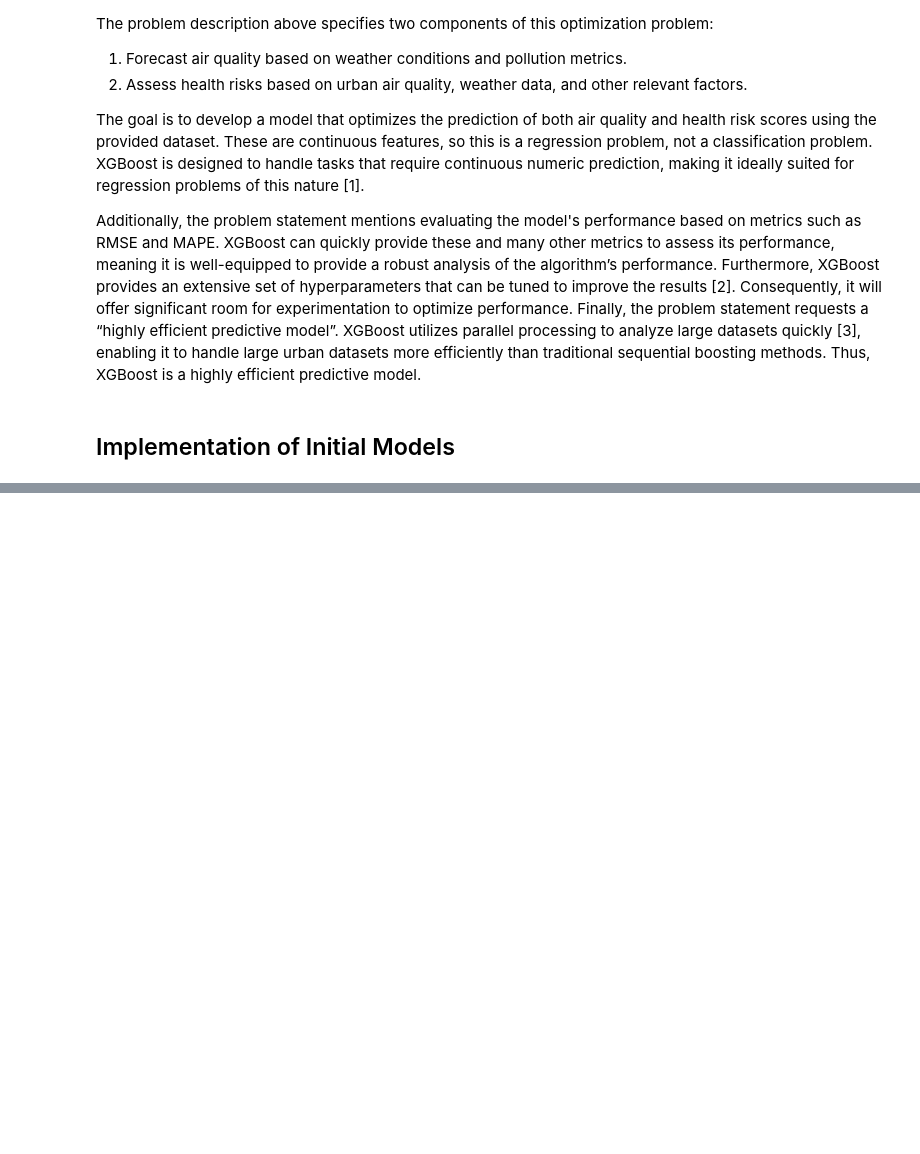
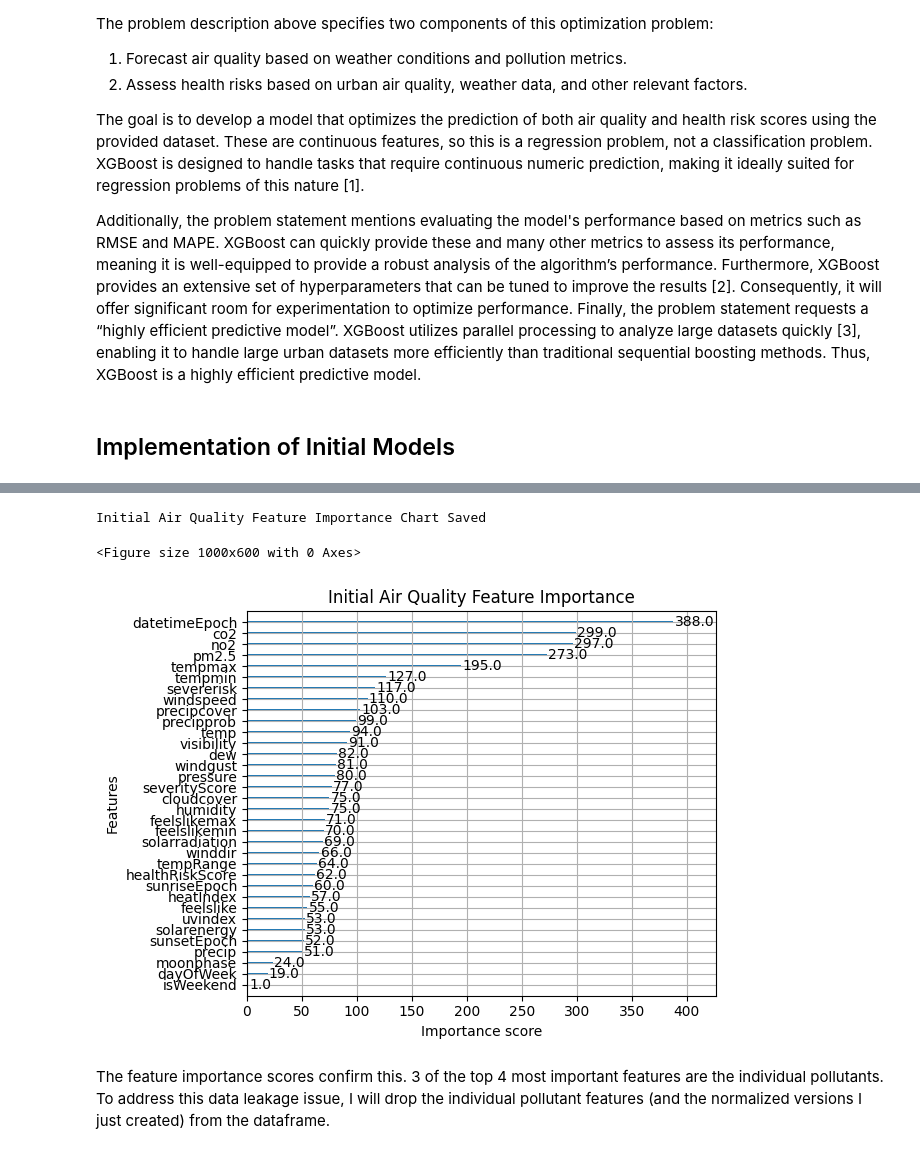
Before and after one commit to zach-lloyd/air_quality_and_health_risk_forecaster, a Jupyter notebook: src/notebooks/01_eda.ipynb, the cells around one changed output, grey strips where cells are left out. Drawn from its saved outputs; the diff is of its cells as text; code cells hidden in the pictures; blank space fills up the shorter version.

```diff
--- a/src/notebooks/01_eda.ipynb
+++ b/src/notebooks/01_eda.ipynb
@@ -121,7 +128,7 @@ AIR_QUALITY_Y = "airQuality"
 HEALTH_RISK_Y = "healthRiskScore"
 
 # Model 1: Build, train, and run the baseline Air Forecaster model.
-air_rmse, air_mape = implement_initial_model(df_numeric, AIR_QUALITY_Y)
+air_model, air_rmse, air_mape = implement_initial_model(df_numeric, AIR_QUALITY_Y)
 
 # Model 2: Build, train, and run the baseline Health Risk Score model.
-health_rmse, health_mape = implement_initial_model(df_numeric, HEALTH_RISK_Y)
+health_model, health_rmse, health_mape = implement_initial_model(df_numeric, HEALTH_RISK_Y)
@@ -138,0 +282,8 @@ print(f"Baseline Health Risk Forecaster MAPE: {health_mape}")
+# %%
+calculate_feature_importance(air_model, "Initial Air Quality")
+# %% [output]
+Initial Air Quality Feature Importance Chart Saved
+<Figure size 1000x600 with 0 Axes>
+[figure, added]
+# %% [markdown]
+The feature importance scores confirm this. 3 of the top 4 most important features are the individual pollutants. To address this data leakage issue, I will drop the individual pollutant features (and the normalized versions I just created) from the dataframe.
```
Also changed, not shown: parts of 30 cells of this notebook, 8 other files.
